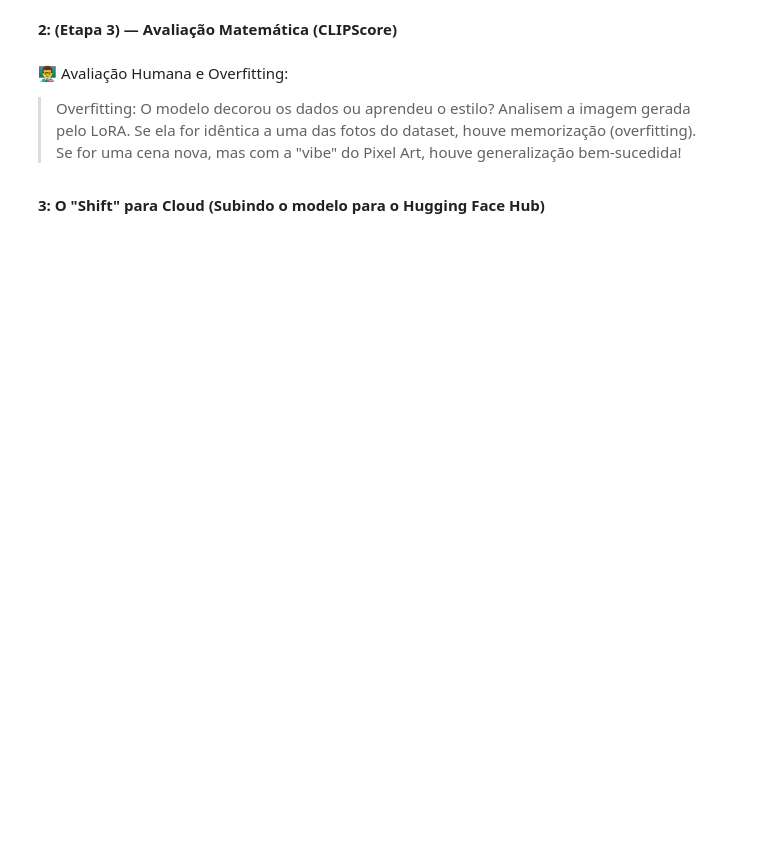
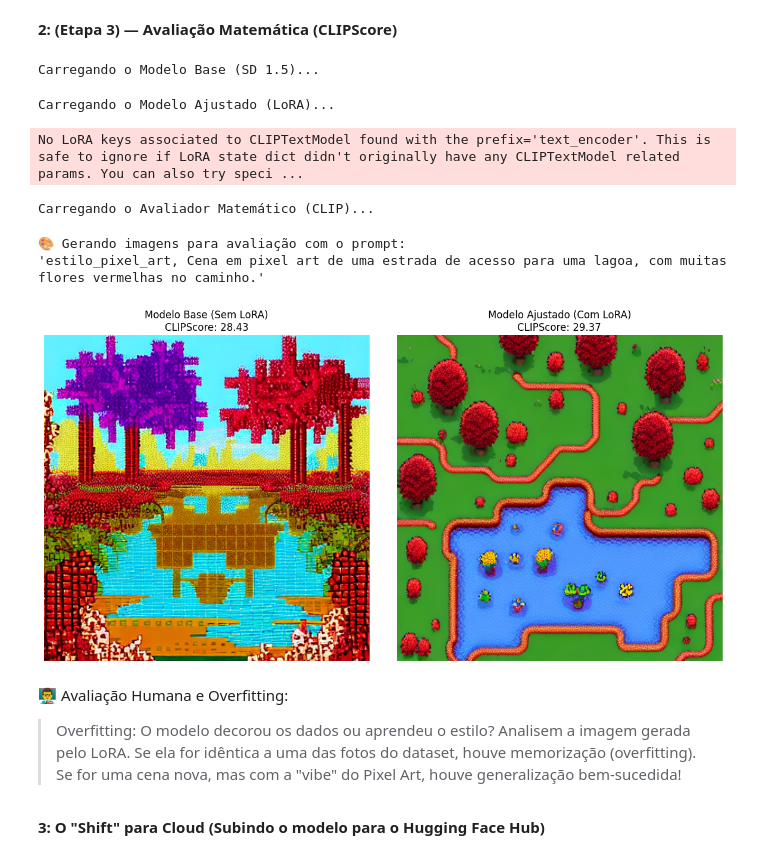
Before and after one commit to Thiagofariasl/atelie-generativo-estilo-pixel-art, a Jupyter notebook: notebooks/03_notebook_avaliacao_deploy_multimodal.ipynb, the cells around one changed output. Drawn from its saved outputs; the diff is of its cells as text; code cells hidden in the pictures; blank space fills up the shorter version.

Commit message:
Atualização notebook_avaliacao_deploy_multimodal

```diff
--- a/notebooks/03_notebook_avaliacao_deploy_multimodal.ipynb
+++ b/notebooks/03_notebook_avaliacao_deploy_multimodal.ipynb
@@ -46,7 +52,7 @@ processor = CLIPProcessor.from_pretrained(clip_id)
 clip_model = CLIPModel.from_pretrained(clip_id).to(device)
 
 # 3. Geração das Imagens (Teste A/B)
-prompt_avaliacao = "estilo_pixel_art, cena em pixel art de um lago, coqueiros e um barco."
+prompt_avaliacao = "estilo_pixel_art, Cena em pixel art de uma estrada de acesso para uma lagoa, com muitas flores vermelhas no caminho."
 print(f"\n🎨 Gerando imagens para avaliação com o prompt:\n'{prompt_avaliacao}'\n")
 
 gerador_seed = torch.manual_seed(42) # Seed fixa para o teste ser justo
@@ -59,33 +65,41 @@ def calcular_clip_score_robusto(imagem, texto):
     inputs = processor(text=[texto], images=imagem, return_tensors="pt", padding=True)
     inputs = {k: v.to(device) for k, v in inputs.items()} # Envia para a GPU
 
     with torch.no_grad():
         # Passa pelo modelo
         outputs = clip_model(**inputs)
         # Extrai os vetores matemáticos puros (Embeddings)
         image_embeds = outputs.image_embeds
         text_embeds = outputs.text_embeds
 
     # Calcula a distância entre os vetores (Cosseno) e multiplica por 100 (Padrão da métrica)
     cosine_sim = F.cosine_similarity(image_embeds, text_embeds)
     return (cosine_sim.item() * 100)
 
 # Calculando...
 score_base = calcular_clip_score_robusto(img_base, prompt_avaliacao)
 score_lora = calcular_clip_score_robusto(img_lora, prompt_avaliacao)
 
 # 5. Exibição do Relatório Visual
 fig, axes = plt.subplots(1, 2, figsize=(12, 6))
 axes[0].imshow(img_base)
 axes[0].set_title(f"Modelo Base (Sem LoRA)\nCLIPScore: {score_base:.2f}")
 axes[0].axis("off")
 
 axes[1].imshow(img_lora)
 axes[1].set_title(f"Modelo Ajustado (Com LoRA)\nCLIPScore: {score_lora:.2f}")
 axes[1].axis("off")
 
 plt.tight_layout()
 plt.show()
+# %% [output]
+Carregando o Modelo Base (SD 1.5)...
+Carregando o Modelo Ajustado (LoRA)...
+No LoRA keys associated to CLIPTextModel found with the prefix='text_encoder'. This is safe to ignore if LoRA state dict didn't originally have any CLIPTextModel related params. You can also try speci ...
+Carregando o Avaliador Matemático (CLIP)...
+🎨 Gerando imagens para avaliação com o prompt:
+'estilo_pixel_art, Cena em pixel art de uma estrada de acesso para uma lagoa, com muitas flores vermelhas no caminho.'
+[figure, added]
 # %% [markdown]
 👨‍🏫 Avaliação Humana e Overfitting:
 > Overfitting: O modelo decorou os dados ou aprendeu o estilo? Analisem a imagem gerada pelo LoRA. Se ela for idêntica a uma das fotos do dataset, houve memorização (overfitting). Se for uma cena nova, mas com a "vibe" do Pixel Art, houve generalização bem-sucedida!
```
Also changed, not shown: parts of 4 cells of this notebook.
